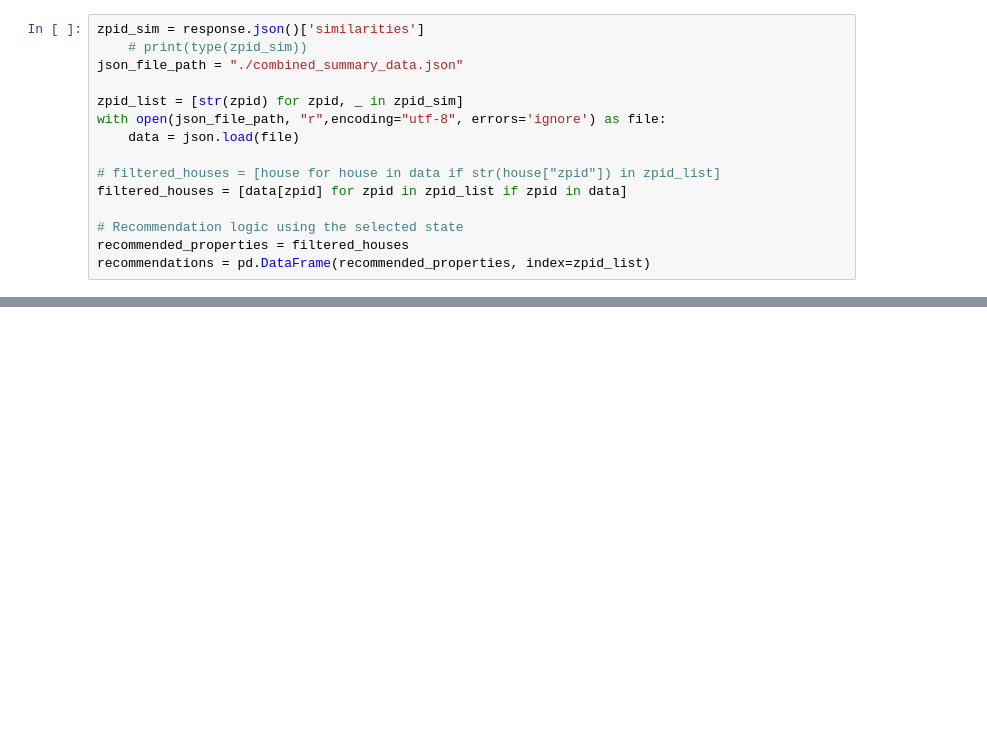
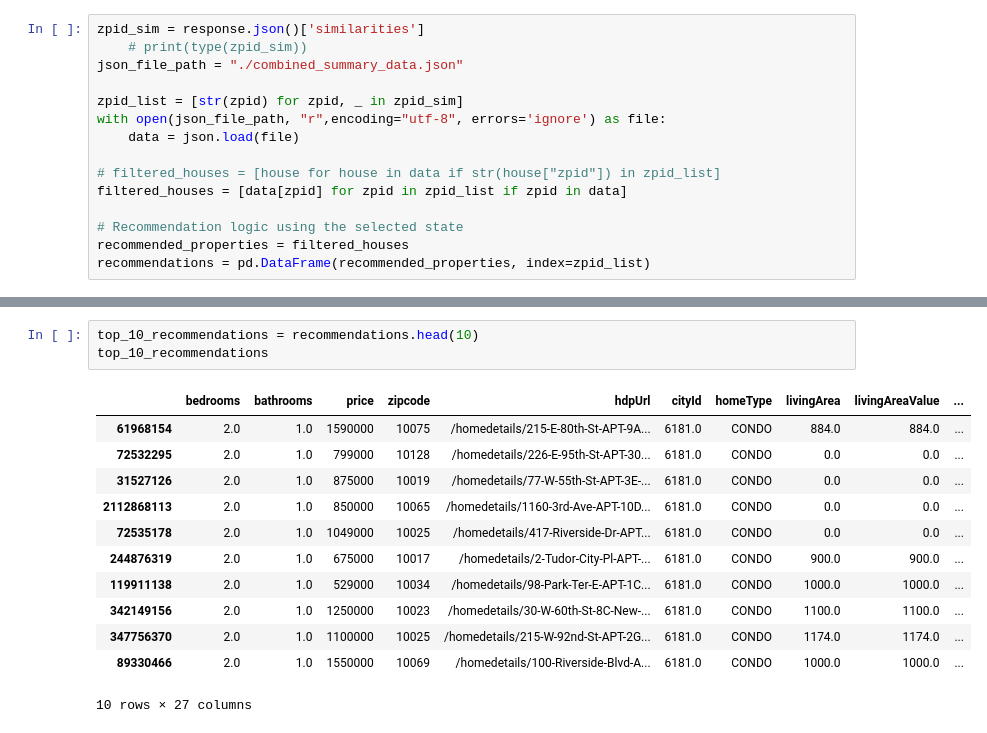
Before and after one commit to RecSys-The-Hood/Final-Project, a Jupyter notebook: Embedding_Similarity_Ranking.ipynb, the cells around one changed output, grey strips where cells are left out. Saved outputs shown, nothing was run; the diff lists cells and outputs as text; blank space fills up the shorter version.

```diff
--- a/Embedding_Similarity_Ranking.ipynb
+++ b/Embedding_Similarity_Ranking.ipynb
@@ -196,0 +208,16 @@ recommendations
+# %%
+top_10_recommendations = recommendations.head(10)
+top_10_recommendations
+# %% [output]
+|  | bedrooms | bathrooms | price | zipcode | hdpUrl | cityId | homeType | livingArea | livingAreaValue | ... |
+| 61968154 | 2.0 | 1.0 | 1590000 | 10075 | /homedetails/215-E-80th-St-APT-9A... | 6181.0 | CONDO | 884.0 | 884.0 | ... |
+| 72532295 | 2.0 | 1.0 | 799000 | 10128 | /homedetails/226-E-95th-St-APT-30... | 6181.0 | CONDO | 0.0 | 0.0 | ... |
+| 31527126 | 2.0 | 1.0 | 875000 | 10019 | /homedetails/77-W-55th-St-APT-3E-... | 6181.0 | CONDO | 0.0 | 0.0 | ... |
+| 2112868113 | 2.0 | 1.0 | 850000 | 10065 | /homedetails/1160-3rd-Ave-APT-10D... | 6181.0 | CONDO | 0.0 | 0.0 | ... |
+| 72535178 | 2.0 | 1.0 | 1049000 | 10025 | /homedetails/417-Riverside-Dr-APT... | 6181.0 | CONDO | 0.0 | 0.0 | ... |
+| 244876319 | 2.0 | 1.0 | 675000 | 10017 | /homedetails/2-Tudor-City-Pl-APT-... | 6181.0 | CONDO | 900.0 | 900.0 | ... |
+| 119911138 | 2.0 | 1.0 | 529000 | 10034 | /homedetails/98-Park-Ter-E-APT-1C... | 6181.0 | CONDO | 1000.0 | 1000.0 | ... |
+| 342149156 | 2.0 | 1.0 | 1250000 | 10023 | /homedetails/30-W-60th-St-8C-New-... | 6181.0 | CONDO | 1100.0 | 1100.0 | ... |
+| 347756370 | 2.0 | 1.0 | 1100000 | 10025 | /homedetails/215-W-92nd-St-APT-2G... | 6181.0 | CONDO | 1174.0 | 1174.0 | ... |
+| 89330466 | 2.0 | 1.0 | 1550000 | 10069 | /homedetails/100-Riverside-Blvd-A... | 6181.0 | CONDO | 1000.0 | 1000.0 | ... |
+10 rows × 27 columns
```
Also changed, not shown: parts of 12 cells of this notebook, 1 other file.
